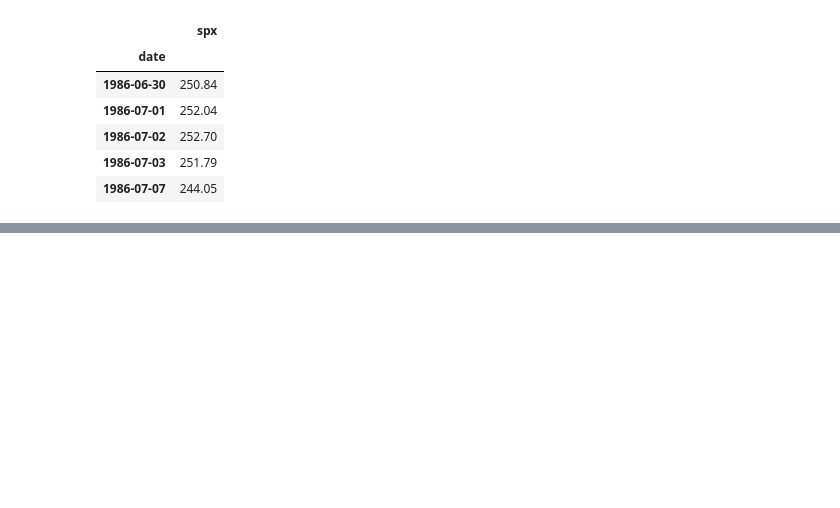
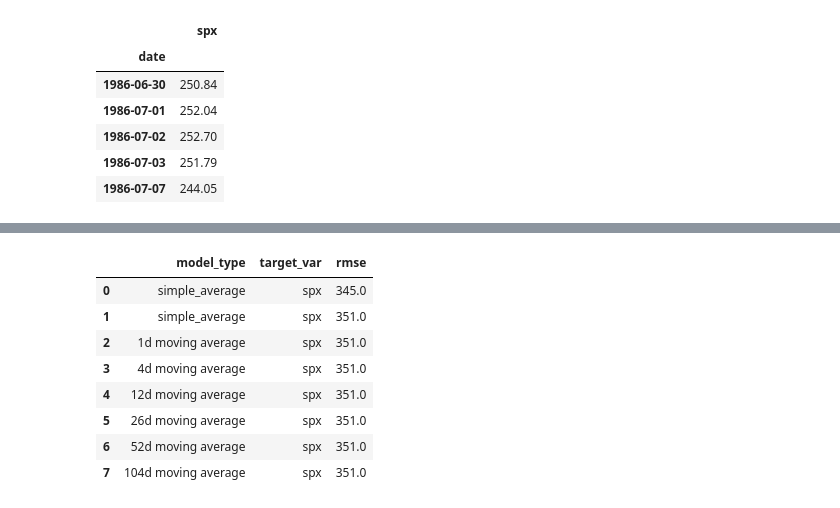
Before and after one commit to lukewbecker/time-series-exercises, a Jupyter notebook: model_exercises.ipynb, the cells around one changed output, grey strips where cells are left out. Saved outputs shown, nothing was run; the diff lists cells and outputs as text; code cells hidden in the pictures; blank space fills up the shorter version.

```diff
--- a/model_exercises.ipynb
+++ b/model_exercises.ipynb
@@ -304,0 +407,24 @@ train.head()
+# %%
+
+periods = [1, 4, 12, 26, 52, 104]
+
+for p in periods:
+    items = round(train['spx'].rolling(p).mean().iloc[-1], 2)
+#     dollars = round(train['dollars_sold'].rolling(p).mean().iloc[-1], 2)
+    yhat_df = make_predictions()
+    model_type = str(p) + 'd moving average'
+    eval_df = append_eval_df(model_type = model_type,
+                             target_var = 'spx'
+                            )
+# %%
+eval_df
+# %% [output]
+|  | model_type | target_var | rmse |
+| 0 | simple_average | spx | 345.0 |
+| 1 | simple_average | spx | 351.0 |
+| 2 | 1d moving average | spx | 351.0 |
+| 3 | 4d moving average | spx | 351.0 |
+| 4 | 12d moving average | spx | 351.0 |
+| 5 | 26d moving average | spx | 351.0 |
+| 6 | 52d moving average | spx | 351.0 |
+| 7 | 104d moving average | spx | 351.0 |
```
Also changed, not shown: parts of 22 cells of this notebook.
